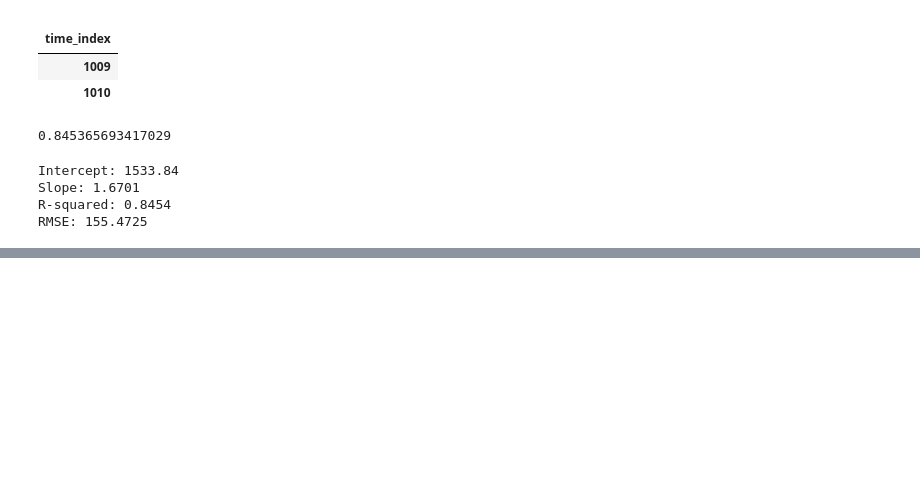
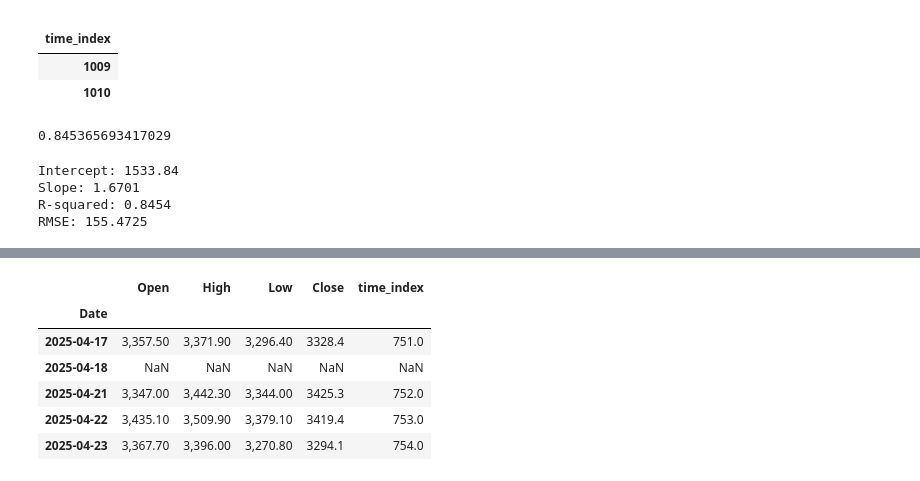
Before and after one commit to karamian-ani/data_analytics_with_python, a Jupyter notebook: notebooks/16_simple_linear_regression.ipynb, the cells around one changed output, grey strips where cells are left out. Saved outputs shown, nothing was run; the diff lists cells and outputs as text; code cells hidden in the pictures; blank space fills up the shorter version.

```diff
--- a/notebooks/16_simple_linear_regression.ipynb
+++ b/notebooks/16_simple_linear_regression.ipynb
@@ -603,0 +620,10 @@ RMSE: 155.4725
+# %%
+ts_arima.tail()
+# %% [output]
+|  | Open | High | Low | Close | time_index |
+| Date |  |  |  |  |  |
+| 2025-04-17 | 3,357.50 | 3,371.90 | 3,296.40 | 3328.4 | 751.0 |
+| 2025-04-18 | NaN | NaN | NaN | NaN | NaN |
+| 2025-04-21 | 3,347.00 | 3,442.30 | 3,344.00 | 3425.3 | 752.0 |
+| 2025-04-22 | 3,435.10 | 3,509.90 | 3,379.10 | 3419.4 | 753.0 |
+| 2025-04-23 | 3,367.70 | 3,396.00 | 3,270.80 | 3294.1 | 754.0 |
```
Also changed, not shown: parts of 10 cells of this notebook.
